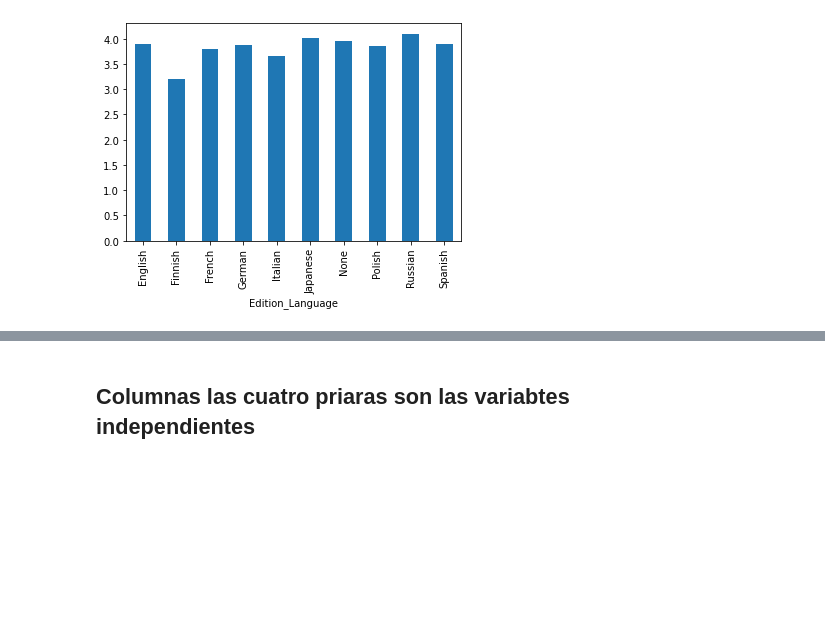
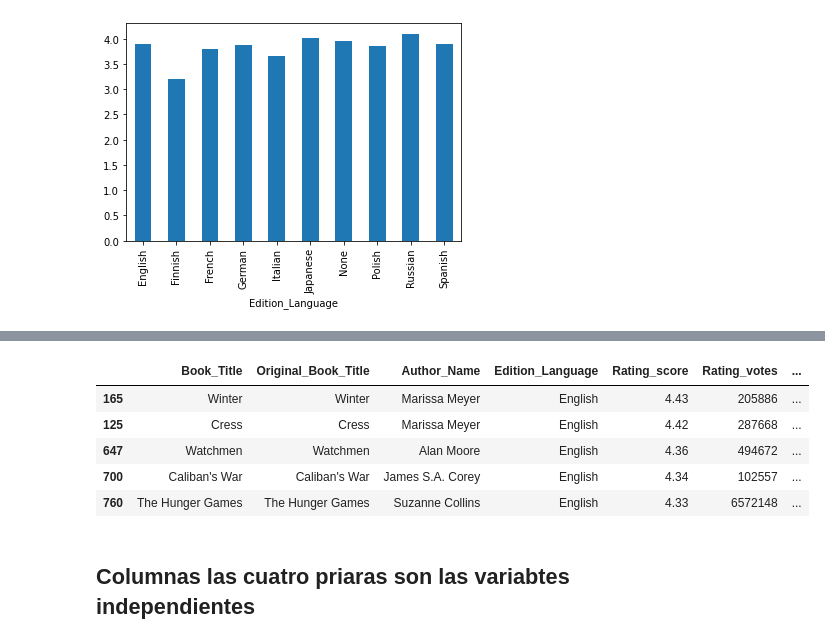
Before and after one commit to Factoria-F5-AI-Bootcamp-1-Edicion/cyberpunk_dataset, a Jupyter notebook: Plantilla.ipynb, the cells around one changed output, grey strips where cells are left out. Cells and saved outputs as stored; diff of their text form; code cells hidden in the pictures; blank space fills up the shorter version.

```diff
--- a/Plantilla.ipynb
+++ b/Plantilla.ipynb
@@ -186,3 +198,13 @@ plt.show()
+# %%
+filt_score = df[df['Rating_votes'] > 100000]
+filt_score.sort_values(by = 'Rating_score', ascending = False ).head()
+# %% [output]
+|  | Book_Title | Original_Book_Title | Author_Name | Edition_Language | Rating_score | Rating_votes | ... |
+| 165 | Winter | Winter | Marissa Meyer | English | 4.43 | 205886 | ... |
+| 125 | Cress | Cress | Marissa Meyer | English | 4.42 | 287668 | ... |
+| 647 | Watchmen | Watchmen | Alan Moore | English | 4.36 | 494672 | ... |
+| 700 | Caliban's War | Caliban's War | James S.A. Corey | English | 4.34 | 102557 | ... |
+| 760 | The Hunger Games | The Hunger Games | Suzanne Collins | English | 4.33 | 6572148 | ... |
 # %% [markdown]
 ## Columnas las cuatro priaras son las variabtes independientes
 # %%
```
Also changed, not shown: parts of 2 cells of this notebook.
